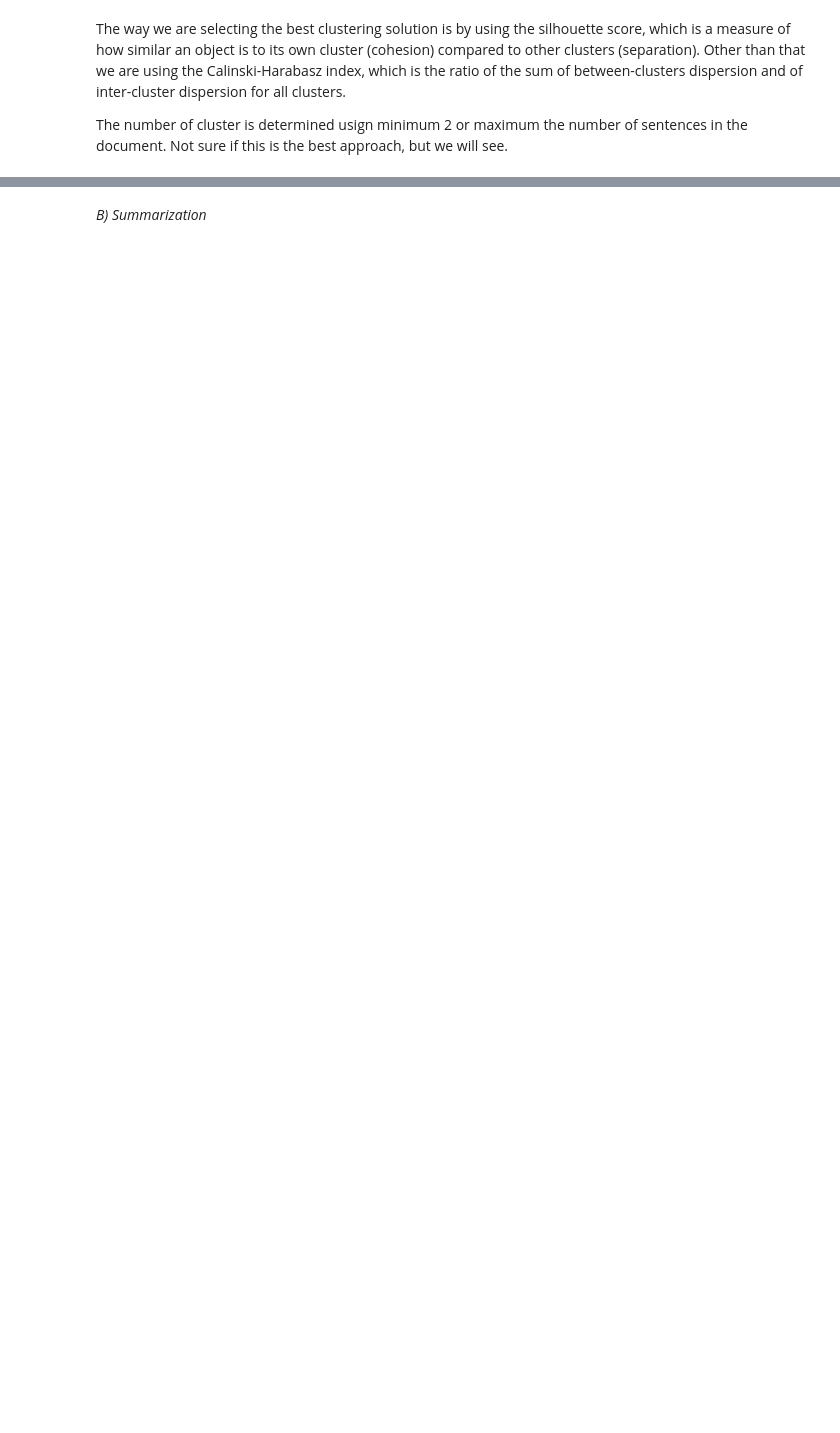
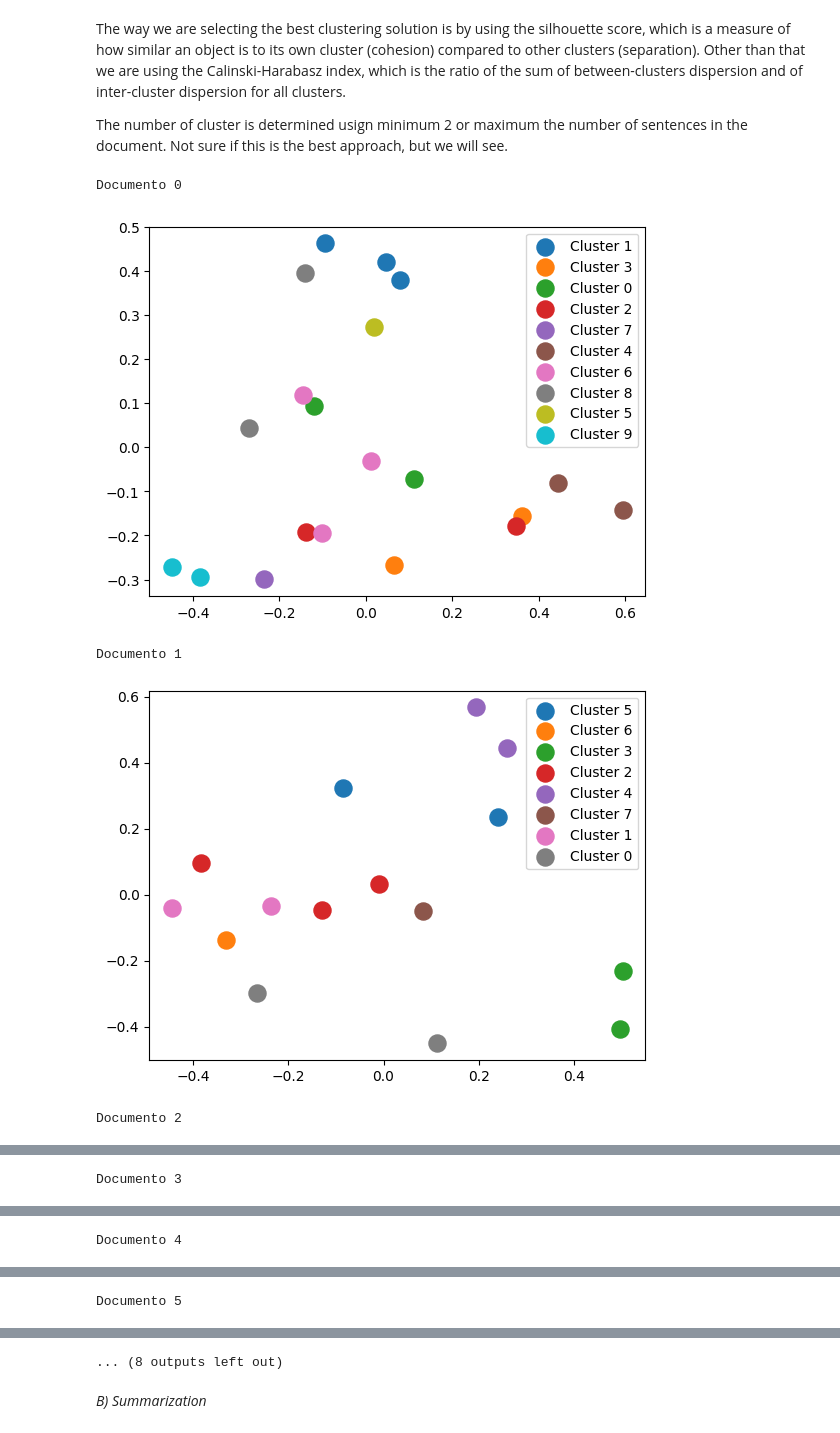
Before and after one commit to danieleavolio/Information-Processing-and-Retrieval, a Jupyter notebook: Project2/Code/G08_P2_notebook.ipynb, the cells around one changed output, grey strips where cells are left out. Saved outputs shown, nothing was run; the diff lists cells and outputs as text; code cells hidden in the pictures; blank space fills up the shorter version.

```diff
--- a/Project2/Code/G08_P2_notebook.ipynb
+++ b/Project2/Code/G08_P2_notebook.ipynb
@@ -184,0 +178,3 @@ sentence_clustering(documents[0], None)
+# %%
+doc = documents[2067]
+sentence_clustering(doc, None)
@@ -209,16 +223,10 @@ def plot_clusters(clusters:dict, return_plot:bool=False):
     for key, value in clusters.items():
         plt.scatter(X_pca[[sentences.index(sentence) for sentence in value], 0],
                     X_pca[[sentences.index(sentence) for sentence in value], 1],
-                    label=f"Cluster {key}")
+                    label=f"Cluster {key}", s=151)  # Set the size of the circles to 100
 
     if return_plot: return plt
 
     # Plot the confidence ellipses
     plt.legend()
     plt.show()
-# %%
-docs = documents[:4]
-
-for doc in docs:
-    clusters = sentence_clustering(doc)
-    plot_clusters(clusters)
@@ -229,0 +233,5 @@ for doc in docs:
+# %%
+for i, doc in enumerate(documents):
+    print(f"Documento {i}")
+    clusters = sentence_clustering(doc)
+    print("\n")
@@ -231,3 +257,16 @@ for doc in docs:
 The way we are selecting the best clustering solution is by using the silhouette score, which is a measure of how similar an object is to its own cluster (cohesion) compared to other clusters (separation). Other than that we are using the Calinski-Harabasz index, which is the ratio of the sum of between-clusters dispersion and of inter-cluster dispersion for all clusters.
 
 The number of cluster is determined usign minimum 2 or maximum the number of sentences in the document. Not sure if this is the best approach, but we will see.
+# %%
+docs = documents[0:10]
+for i, doc in enumerate(docs):
+    print(f"Documento {i}")
+    clusters = sentence_clustering(doc)
+    plot_clusters(clusters)
+    print("\n")
+# %% [output]
+Documento 0
+[figure, added]
+Documento 1
+[figure, added]
+Documento 2
@@ -233,0 +274 @@ The number of cluster is determined usign minimum 2 or maximum the number of sen
+Documento 3
@@ -233,0 +276 @@ The number of cluster is determined usign minimum 2 or maximum the number of sen
+Documento 4
@@ -233,0 +278 @@ The number of cluster is determined usign minimum 2 or maximum the number of sen
+Documento 5
@@ -234,3 +280,4 @@ The number of cluster is determined usign minimum 2 or maximum the number of sen
+... (8 outputs left out)
 # %% [markdown]
 *B) Summarization*
 # %%
```
Also changed, not shown: parts of 18 cells of this notebook.
